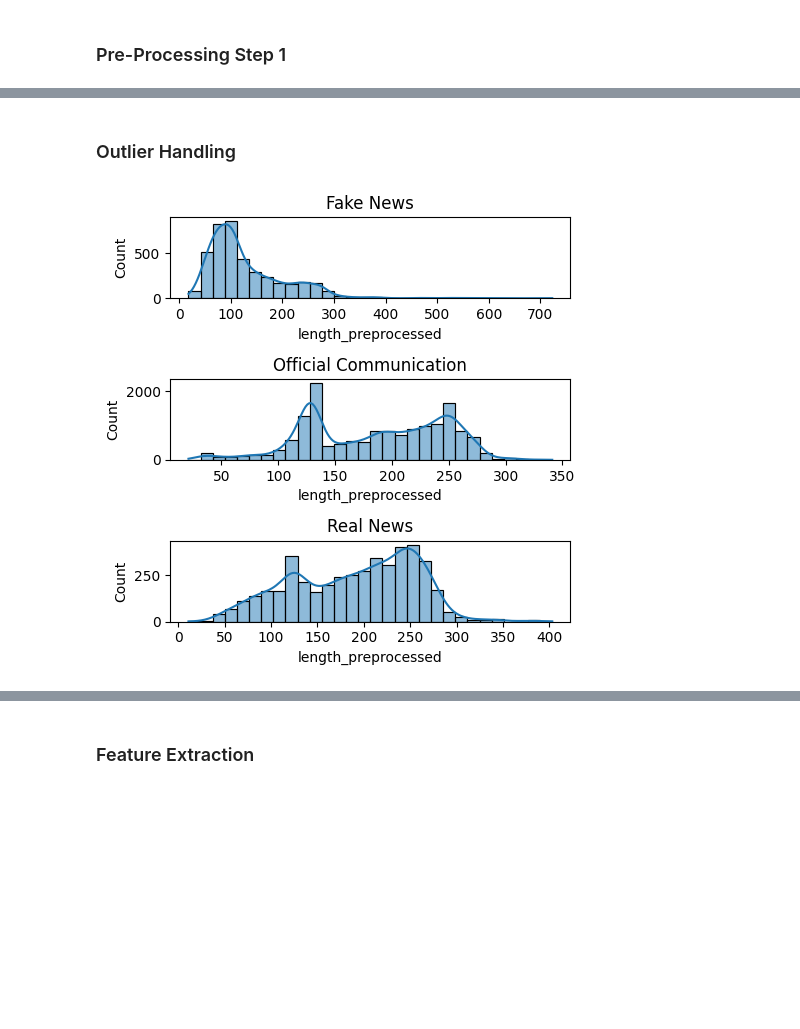
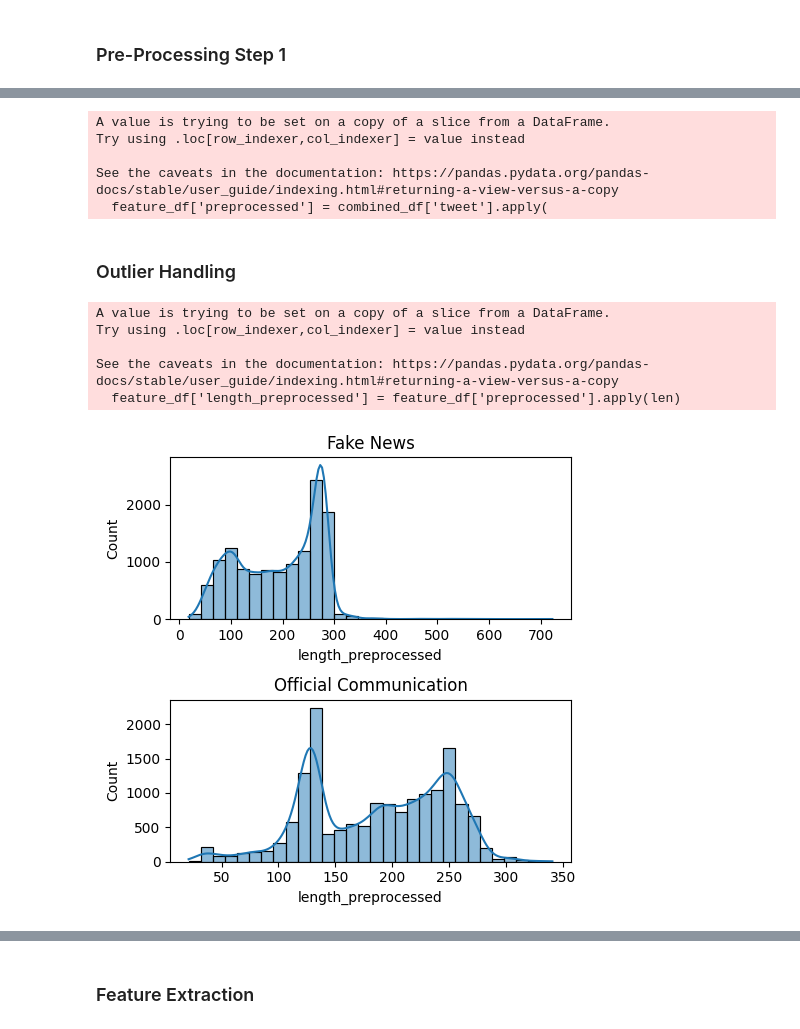
Before and after one commit to maximiliansteu/dissertation, a Jupyter notebook: feature_extraction.ipynb, the cells around one changed output, grey strips where cells are left out. Drawn from its saved outputs; the diff is of its cells as text; code cells hidden in the pictures; blank space fills up the shorter version.

```diff
--- a/feature_extraction.ipynb
+++ b/feature_extraction.ipynb
@@ -74,0 +72,16 @@ See the caveats in the documentation: https://pandas.pydata.org/pandas-docs/stab
+# %%
+# Read in fake news tweets from Truth Seeker dataset
+fake_df2 = pd.read_csv('covid_df_false.csv')
+print(len(fake_df2))
+
+# Labels
+fake_df2['label'] = 1
+
+# For now, just keep tweet and label
+fake_df2 = fake_df2[['tweet', 'favourites', 'retweets', 'label', 'followers_count']]
+
+# Rename column to sync it with official communciation df
+fake_df2 = fake_df2.rename(columns={'followers_count': 'followers'})
+
+# add source
+fake_df2['source'] = 'truth_seeker'
@@ -81,9 +96,11 @@ official_df['label'] = -1
 
 # Drop "is covid" column
 official_df.drop("is_covid", axis=1, inplace=True)
+
+official_df['source'] = 'official'
 # %%
 # Combine the two data frames
 
-combined_df = pd.concat([fake_df, official_df], ignore_index=True)
+combined_df = pd.concat([official_df, fake_df, fake_df2], ignore_index=True)
 print(len(combined_df))
 # %% [output]
@@ -367,11 +545,9 @@ def preprocess_tweet_step_one(tweet):
 # %%
 # Create feature DF
-feature_df = pd.DataFrame()
-feature_df['label'] = combined_df['label']
+feature_df = combined_df[['favourites', 'retweets', 'followers',	'source', 'label']]
 print(feature_df)
 
 # Create feature DF real and fake
-feature_df_real_and_fake = pd.DataFrame()
-feature_df_real_and_fake['label'] = combined_df_real_and_fake['label']
-print(feature_df_real_and_fake)
+# feature_df_real_and_fake = combined_df_real_and_fake[['favourites', 'retweets', 'followers',	'source', 'label']]
+# print(feature_df_real_and_fake)
 # %% [output]
@@ -398,46 +571,58 @@ feature_df['preprocessed'] = combined_df['tweet'].apply(
     preprocess_tweet_step_one)
 
 # Call preprocessing function
-feature_df_real_and_fake['preprocessed'] = combined_df_real_and_fake['tweet'].apply(
-    preprocess_tweet_step_one)
+# feature_df_real_and_fake['preprocessed'] = combined_df_real_and_fake['tweet'].apply(
+#     preprocess_tweet_step_one)
+# %% [output]
+A value is trying to be set on a copy of a slice from a DataFrame.
+Try using .loc[row_indexer,col_indexer] = value instead
+
+See the caveats in the documentation: https://pandas.pydata.org/pandas-docs/stable/user_guide/indexing.html#returning-a-view-versus-a-copy
+  feature_df['preprocessed'] = combined_df['tweet'].apply(
 # %% [markdown]
 ### Outlier Handling
 # %%
 # Compare the length
 feature_df['length_preprocessed'] = feature_df['preprocessed'].apply(len)
-feature_df_real_and_fake['length_preprocessed'] = feature_df_real_and_fake['preprocessed'].apply(len)
+# feature_df_real_and_fake['length_preprocessed'] = feature_df_real_and_fake['preprocessed'].apply(len)
+# %% [output]
+A value is trying to be set on a copy of a slice from a DataFrame.
+Try using .loc[row_indexer,col_indexer] = value instead
+
+See the caveats in the documentation: https://pandas.pydata.org/pandas-docs/stable/user_guide/indexing.html#returning-a-view-versus-a-copy
+  feature_df['length_preprocessed'] = feature_df['preprocessed'].apply(len)
 # %%
 # Create a figure and axes
-fig, ax = plt.subplots(3, 1, figsize=(5, 5))
+fig, ax = plt.subplots(2, 1, figsize=(5, 5))
 
 # Plot the histogram for the class '1'
 sns.histplot(data=feature_df[feature_df['label'] == 1],
              x='length_preprocessed',
              bins=30,
              ax=ax[0],
              kde=True)
 ax[0].set_title('Fake News')
 
 # Plot the histogram for the class '-1'
 sns.histplot(data=feature_df[feature_df['label'] == -1],
              x='length_preprocessed',
              bins=30,
              ax=ax[1],
              kde=True)
 ax[1].set_title('Official Communication')
 
-# Plot the histogram for the class '-1'
-sns.histplot(data=feature_df_real_and_fake[feature_df_real_and_fake['label'] == -1],
-             x='length_preprocessed',
-             bins=30,
-             ax=ax[2],
-             kde=True)
-ax[2].set_title('Real News')
+# # Plot the histogram for the class '-1'
+# sns.histplot(data=feature_df_real_and_fake[feature_df_real_and_fake['label'] == -1],
+#              x='length_preprocessed',
+#              bins=30,
+#              ax=ax[2],
+#              kde=True)
+# ax[2].set_title('Real News')
 
 # Show the plot
 plt.tight_layout()
 plt.show()
 # %% [output]
-[figure, old version]
+[figure, new version]
 # %%
 print(feature_df.sort_values(by='length_preprocessed', ascending=False))
```
Also changed, not shown: parts of 37 cells of this notebook, 2 other files.
